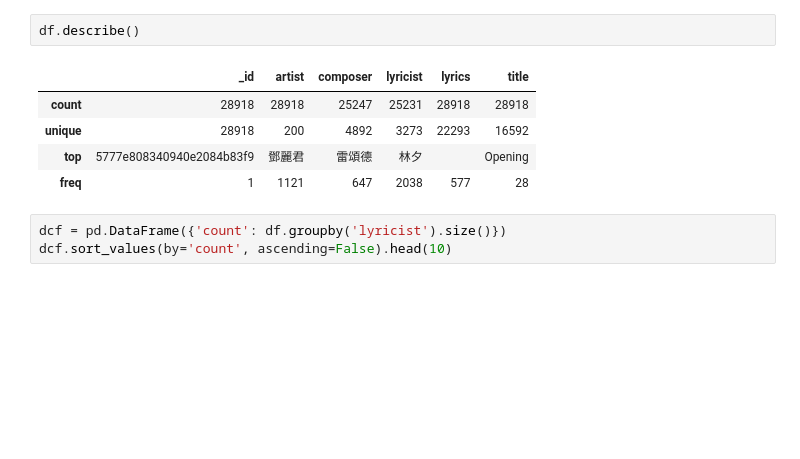
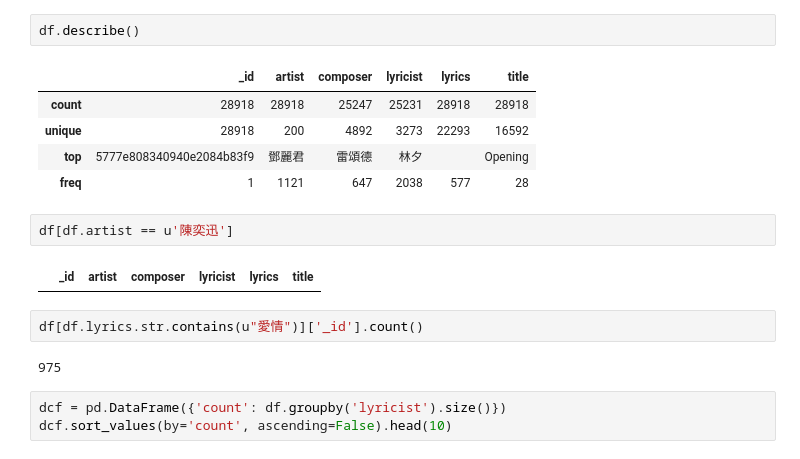
Before and after one commit to KentHan/Chinese_lyrics_analysis, a Jupyter notebook: Chinese_lyrics_analysis.ipynb, the cells around one changed output. Drawn from its saved outputs; the diff is of its cells as text; blank space fills up the shorter version.

```diff
--- a/Chinese_lyrics_analysis.ipynb
+++ b/Chinese_lyrics_analysis.ipynb
@@ -20,6 +13,14 @@ df.describe()
 | unique | 28918 | 200 | 4892 | 3273 | 22293 | 16592 |
 | top | 5777e808340940e2084b83f9 | 鄧麗君 | 雷頌德 | 林夕 |  | Opening |
 | freq | 1 | 1121 | 647 | 2038 | 577 | 28 |
+# %%
+df[df.artist == u'陳奕迅']
+# %% [output]
+|  | _id | artist | composer | lyricist | lyrics | title |
+# %%
+df[df.lyrics.str.contains(u"愛情")]['_id'].count()
+# %% [output]
+975
 # %%
 dcf = pd.DataFrame({'count': df.groupby('lyricist').size()})
 dcf.sort_values(by='count', ascending=False).head(10)
```
Also changed, not shown: parts of 11 cells of this notebook, 1 other file.
